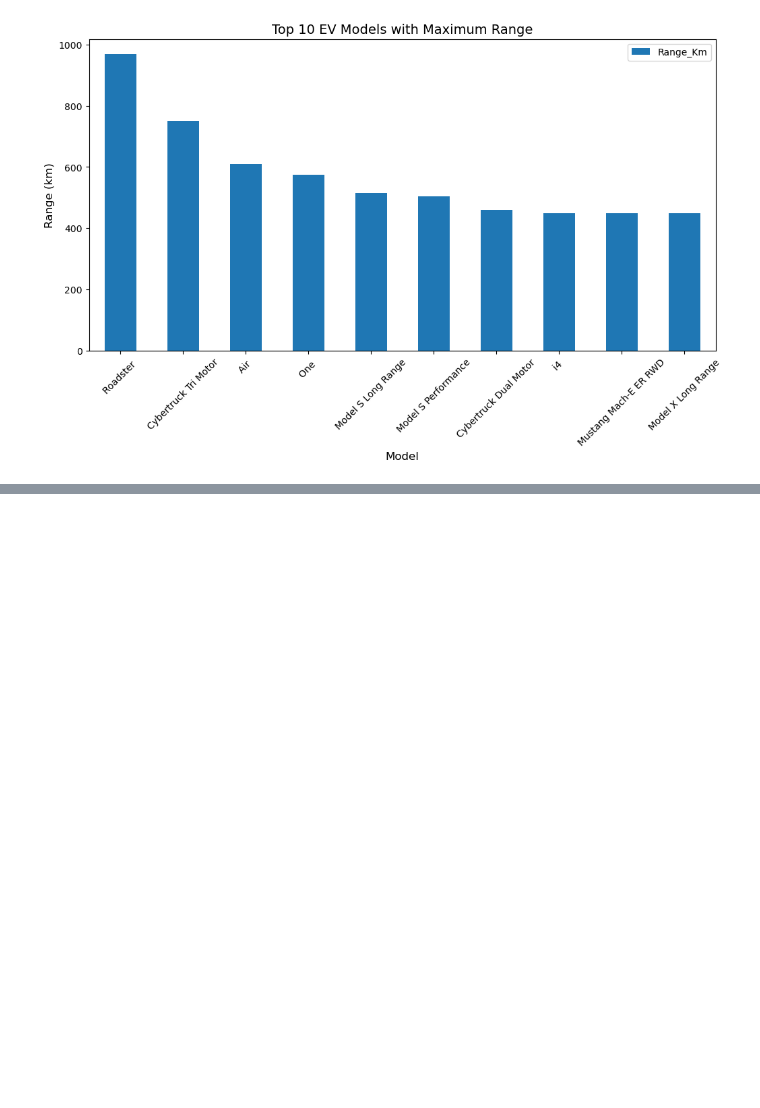
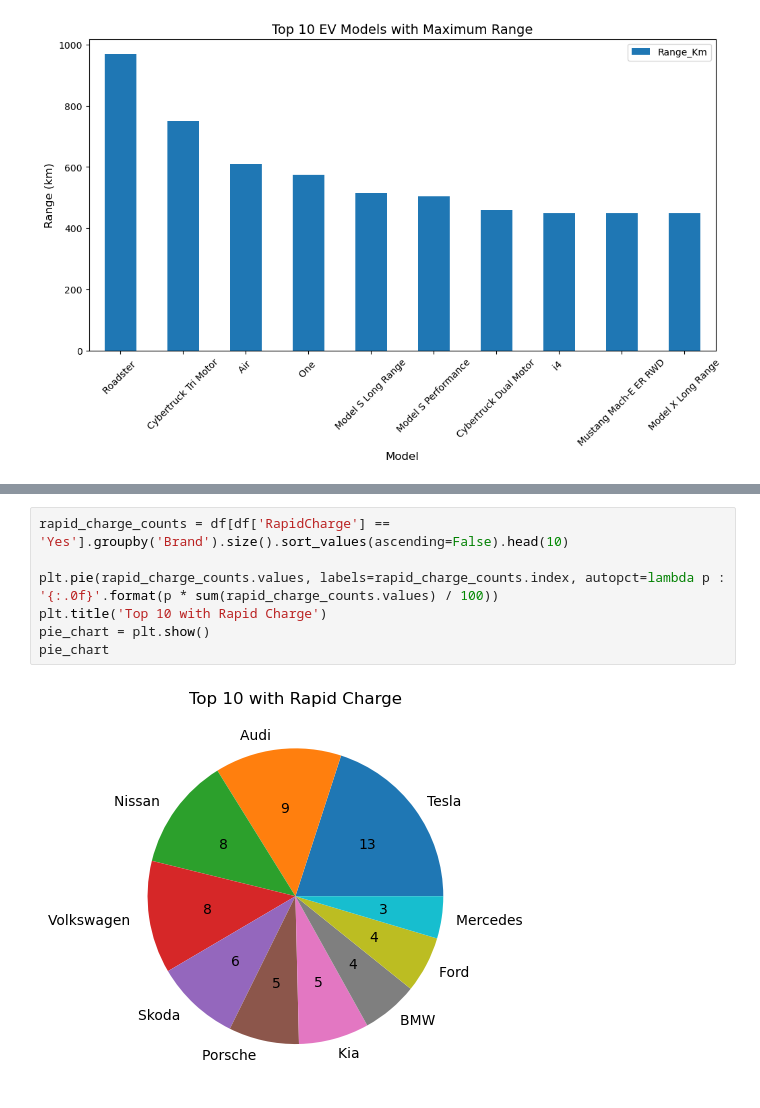
Before and after one commit to Normalitan/DataEV-First-Project, a Jupyter notebook: EV Data Exploration PROJECT.ipynb, the cells around one changed output, grey strips where cells are left out. Drawn from its saved outputs; the diff is of its cells as text; blank space fills up the shorter version.

```diff
--- a/EV Data Exploration PROJECT.ipynb
+++ b/EV Data Exploration PROJECT.ipynb
@@ -141,0 +218,9 @@ plt.show()
+# %%
+rapid_charge_counts = df[df['RapidCharge'] == 'Yes'].groupby('Brand').size().sort_values(ascending=False).head(10)
+
+plt.pie(rapid_charge_counts.values, labels=rapid_charge_counts.index, autopct=lambda p : '{:.0f}'.format(p * sum(rapid_charge_counts.values) / 100))
+plt.title('Top 10 with Rapid Charge')
+pie_chart = plt.show()
+pie_chart
+# %% [output]
+[figure, added]
```
Also changed, not shown: parts of 11 cells of this notebook.
